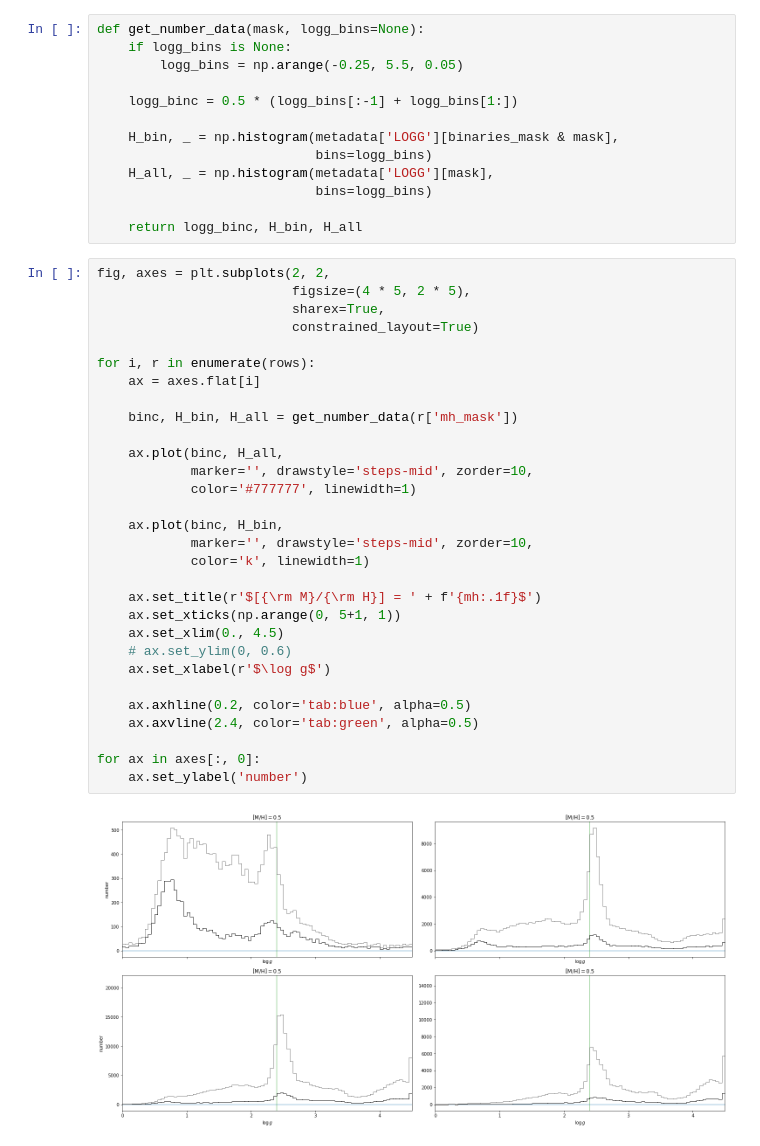
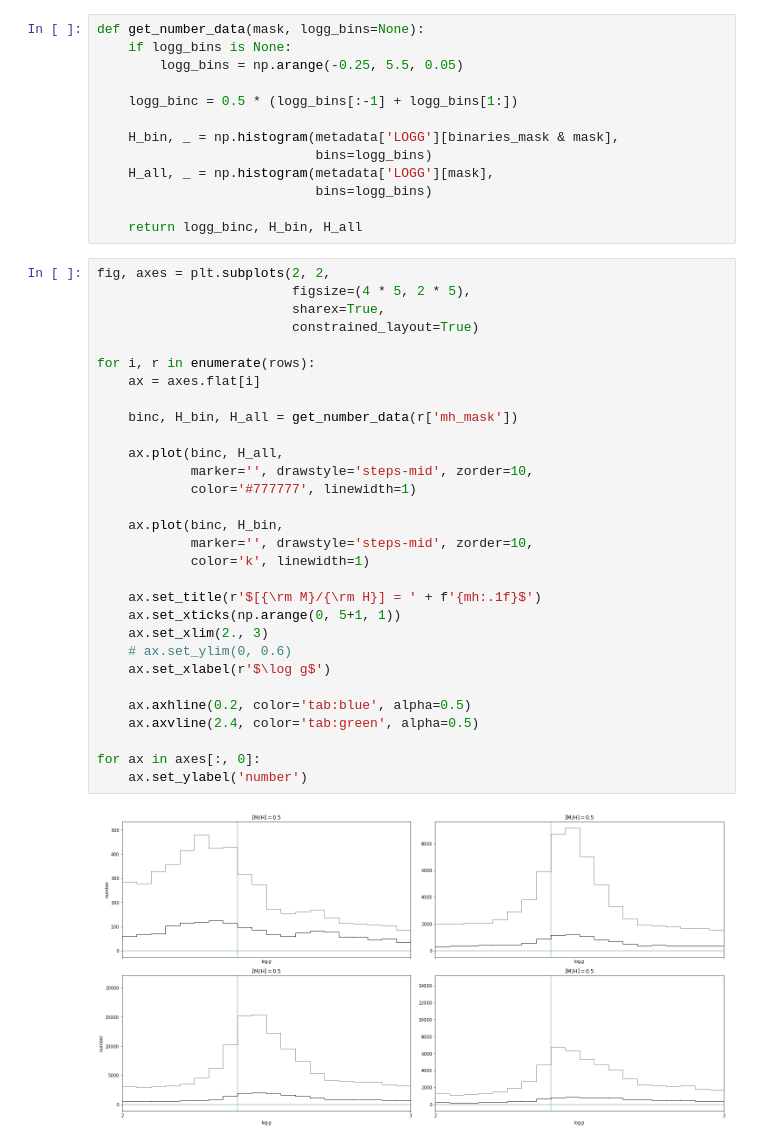
Before and after one commit to adrn/RedClumpBinaries, a Jupyter notebook: Code/APOGEE-Red-Clump-binaries.ipynb, the cells around one changed output. Saved outputs shown, nothing was run; the diff lists cells and outputs as text.

```diff
--- a/Code/APOGEE-Red-Clump-binaries.ipynb
+++ b/Code/APOGEE-Red-Clump-binaries.ipynb
@@ -398,32 +398,32 @@ def get_number_data(mask, logg_bins=None):
 # %%
 fig, axes = plt.subplots(2, 2,
                          figsize=(4 * 5, 2 * 5),
                          sharex=True,
                          constrained_layout=True)
 
 for i, r in enumerate(rows):
     ax = axes.flat[i]
 
     binc, H_bin, H_all = get_number_data(r['mh_mask'])
 
     ax.plot(binc, H_all,
             marker='', drawstyle='steps-mid', zorder=10,
             color='#777777', linewidth=1)
 
     ax.plot(binc, H_bin,
             marker='', drawstyle='steps-mid', zorder=10,
             color='k', linewidth=1)
 
     ax.set_title(r'$[{\rm M}/{\rm H}] = ' + f'{mh:.1f}$')
     ax.set_xticks(np.arange(0, 5+1, 1))
-    ax.set_xlim(0., 4.5)
+    ax.set_xlim(2., 3)
     # ax.set_ylim(0, 0.6)
     ax.set_xlabel(r'$\log g$')
 
     ax.axhline(0.2, color='tab:blue', alpha=0.5)
     ax.axvline(2.4, color='tab:green', alpha=0.5)
 
 for ax in axes[:, 0]:
     ax.set_ylabel('number')
 # %% [output]
-[figure, old version]
+[figure, new version]
```
